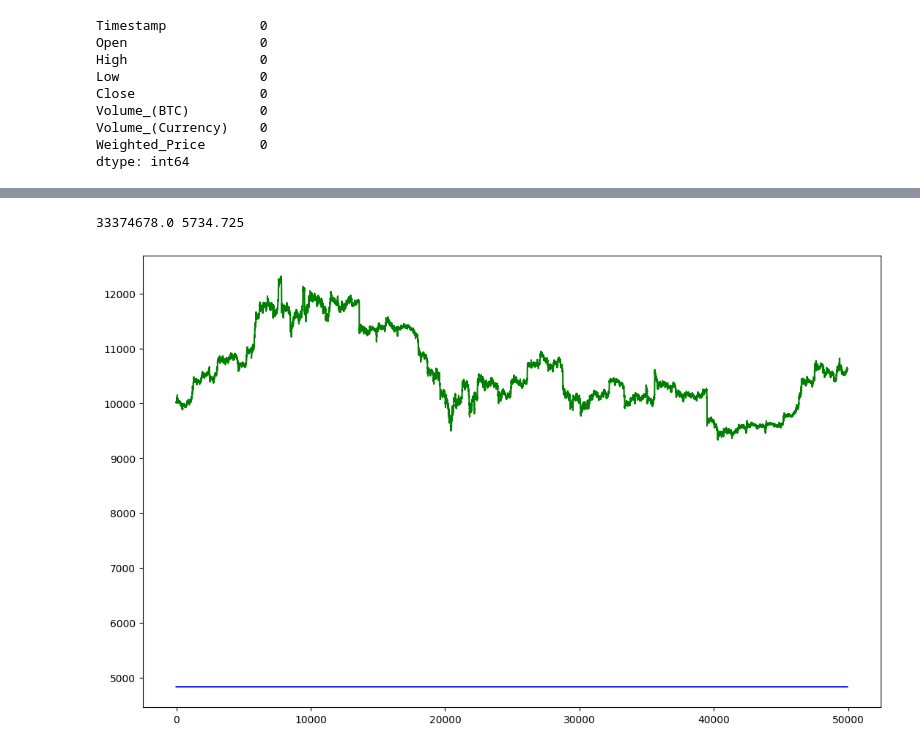
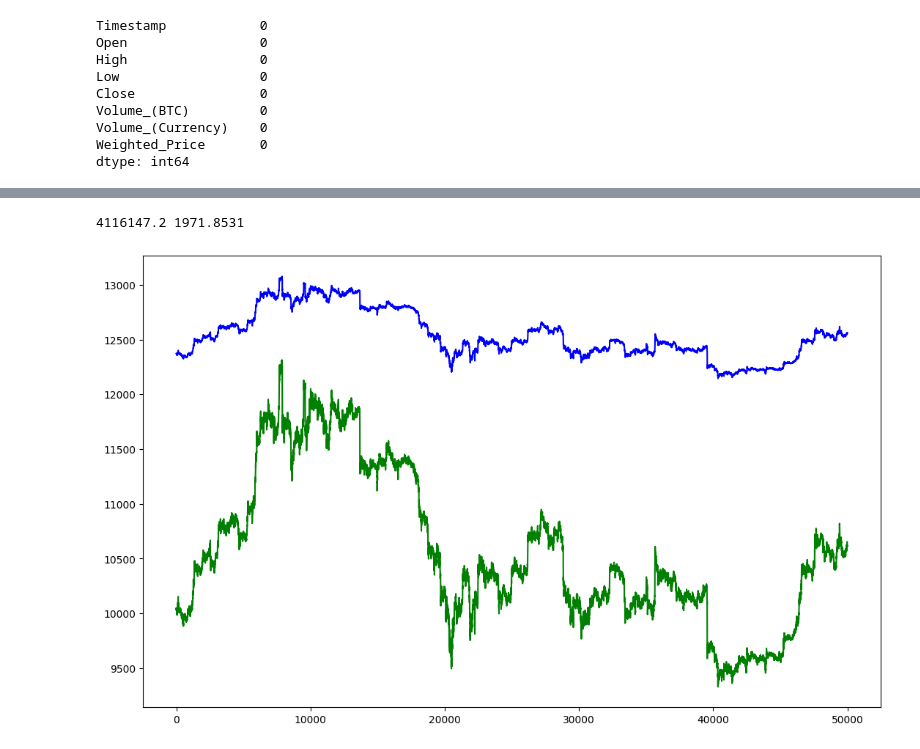
Before and after one commit to Siddp278/new-forecasting-models, a Jupyter notebook: Simpler Models/Univariate bitcoin RNN.ipynb, the cells around one changed output, grey strips where cells are left out. Drawn from its saved outputs; the diff is of its cells as text; code cells hidden in the pictures.

Commit message:
Normalized the data

```diff
--- a/Simpler Models/Univariate bitcoin RNN.ipynb
+++ b/Simpler Models/Univariate bitcoin RNN.ipynb
@@ -68,7 +71,9 @@ train = bitcoin(df["Weighted_Price"].iloc[:2700000].to_numpy(), 70)
+# %%
+train = bitcoin(data.squeeze()[:2700000], 5)
 # %%
-val = bitcoin(df["Weighted_Price"].iloc[2700000:2750000].to_numpy(), 70)
+val = bitcoin(data.squeeze()[2700000:2750000], 5)
 # %%
-test = bitcoin(df["Weighted_Price"].iloc[2750000:2800000].to_numpy(), 70)
+test = bitcoin(data.squeeze()[2750000:2800000], 5)
 # %%
 train_loader = DataLoader(train, batch_size=batch_size, shuffle=False, drop_last=True)
 val_loader = DataLoader(val, batch_size=batch_size, shuffle=False, drop_last=True)
@@ -103,7 +108,7 @@ class RNNForecasting(nn.Module):
     def compute_l2(self, w):
       return torch.square(w).sum()
 # %%
-input_shape = 70
+input_shape = 5
 hidden_shape = 128
 model = RNNForecasting(input_shape, hidden_shape, 1, num_layers=3).cuda()
 # %%
@@ -172,30 +177,28 @@ Iter:  4 train:  3255.948439226285 val:  6034.308759665344
 # %%
 # Testing the model
 
 with torch.no_grad():
-    mse_val = 0
     preds = []
     true = []
     for batch_x, batch_y in test_loader:
         batch_x = batch_x.cuda()
         batch_y = batch_y.cuda()
         output = model(batch_x)
         # output = output.squeeze(1)
-        preds.append(output.detach().cpu().numpy())
-        true.append(batch_y.detach().cpu().numpy())
-        mse_val += criterion(output, batch_y).item()*batch_x.shape[0]
+        preds.append(scaler.inverse_transform(output.detach().cpu().numpy()))
+        true.append(scaler.inverse_transform(batch_y.detach().cpu().numpy()))
     preds = np.concatenate(preds)
     true = np.concatenate(true)
 
     mse = mean_squared_error(true, preds)
     mae = mean_absolute_error(true, preds)
 
     print(mse, mae)
 
     plt.figure(figsize=(13, 8))
     plt.plot(preds, 'b', label='line 1')
     plt.plot(true, 'g',  label='line 2')
     plt.show()
 # %% [output]
-33374678.0 5734.725
+4116147.2 1971.8531
-[figure, old version]
+[figure, new version]
```
Also changed, not shown: parts of 6 cells of this notebook.
